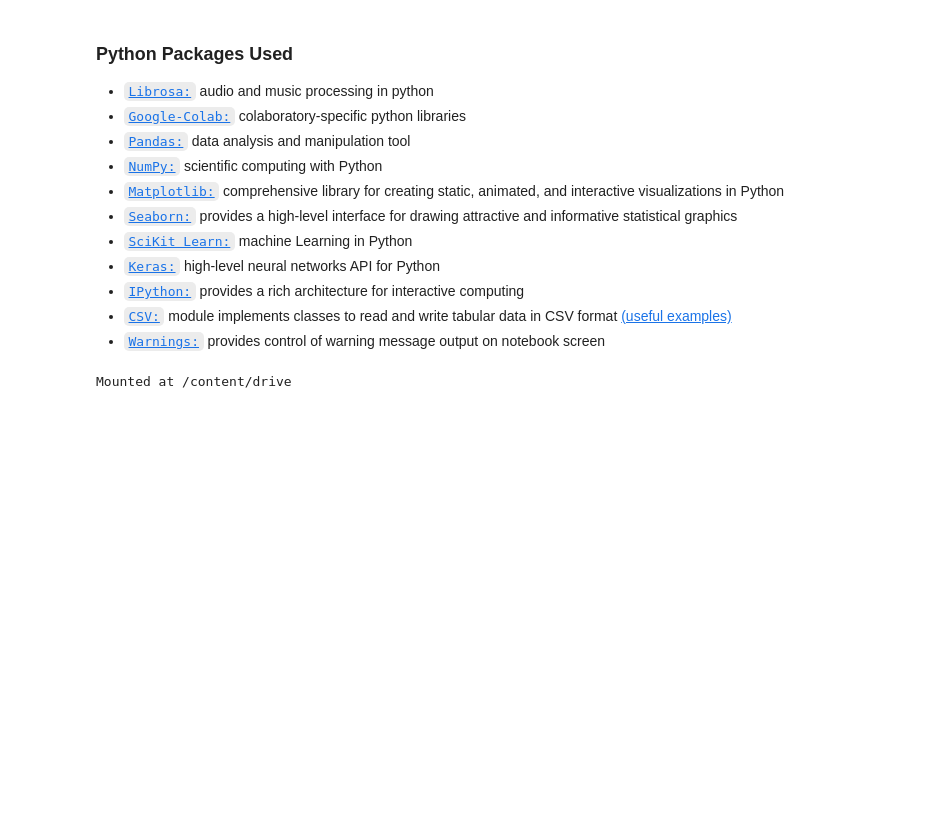
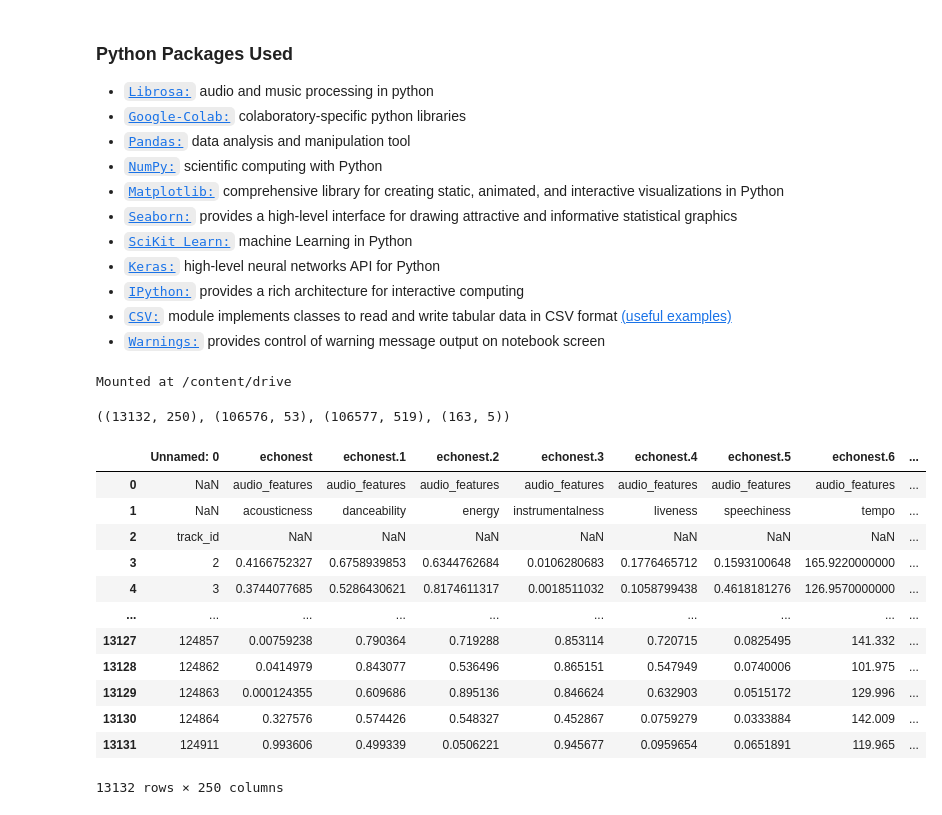
Before and after one commit to mrmids/fma-predictions, a Jupyter notebook: Final_Project_TeamFMA.ipynb, the cells around one changed output. Drawn from its saved outputs; the diff is of its cells as text; code cells hidden in the pictures; blank space fills up the shorter version.

```diff
--- a/Final_Project_TeamFMA.ipynb
+++ b/Final_Project_TeamFMA.ipynb
@@ -76,0 +79,20 @@ genres = pd.read_csv(path_genres)
+# %%
+echonest.shape, tracks.shape, features.shape, genres.shape
+# %% [output]
+((13132, 250), (106576, 53), (106577, 519), (163, 5))
+# %%
+echonest
+# %% [output]
+|  | Unnamed: 0 | echonest | echonest.1 | echonest.2 | echonest.3 | echonest.4 | echonest.5 | echonest.6 | ... |
+| 0 | NaN | audio_features | audio_features | audio_features | audio_features | audio_features | audio_features | audio_features | ... |
+| 1 | NaN | acousticness | danceability | energy | instrumentalness | liveness | speechiness | tempo | ... |
+| 2 | track_id | NaN | NaN | NaN | NaN | NaN | NaN | NaN | ... |
+| 3 | 2 | 0.4166752327 | 0.6758939853 | 0.6344762684 | 0.0106280683 | 0.1776465712 | 0.1593100648 | 165.9220000000 | ... |
+| 4 | 3 | 0.3744077685 | 0.5286430621 | 0.8174611317 | 0.0018511032 | 0.1058799438 | 0.4618181276 | 126.9570000000 | ... |
+| ... | ... | ... | ... | ... | ... | ... | ... | ... | ... |
+| 13127 | 124857 | 0.00759238 | 0.790364 | 0.719288 | 0.853114 | 0.720715 | 0.0825495 | 141.332 | ... |
+| 13128 | 124862 | 0.0414979 | 0.843077 | 0.536496 | 0.865151 | 0.547949 | 0.0740006 | 101.975 | ... |
+| 13129 | 124863 | 0.000124355 | 0.609686 | 0.895136 | 0.846624 | 0.632903 | 0.0515172 | 129.996 | ... |
+| 13130 | 124864 | 0.327576 | 0.574426 | 0.548327 | 0.452867 | 0.0759279 | 0.0333884 | 142.009 | ... |
+| 13131 | 124911 | 0.993606 | 0.499339 | 0.0506221 | 0.945677 | 0.0959654 | 0.0651891 | 119.965 | ... |
+13132 rows × 250 columns
```
Also changed, not shown: parts of 1 cell of this notebook.
